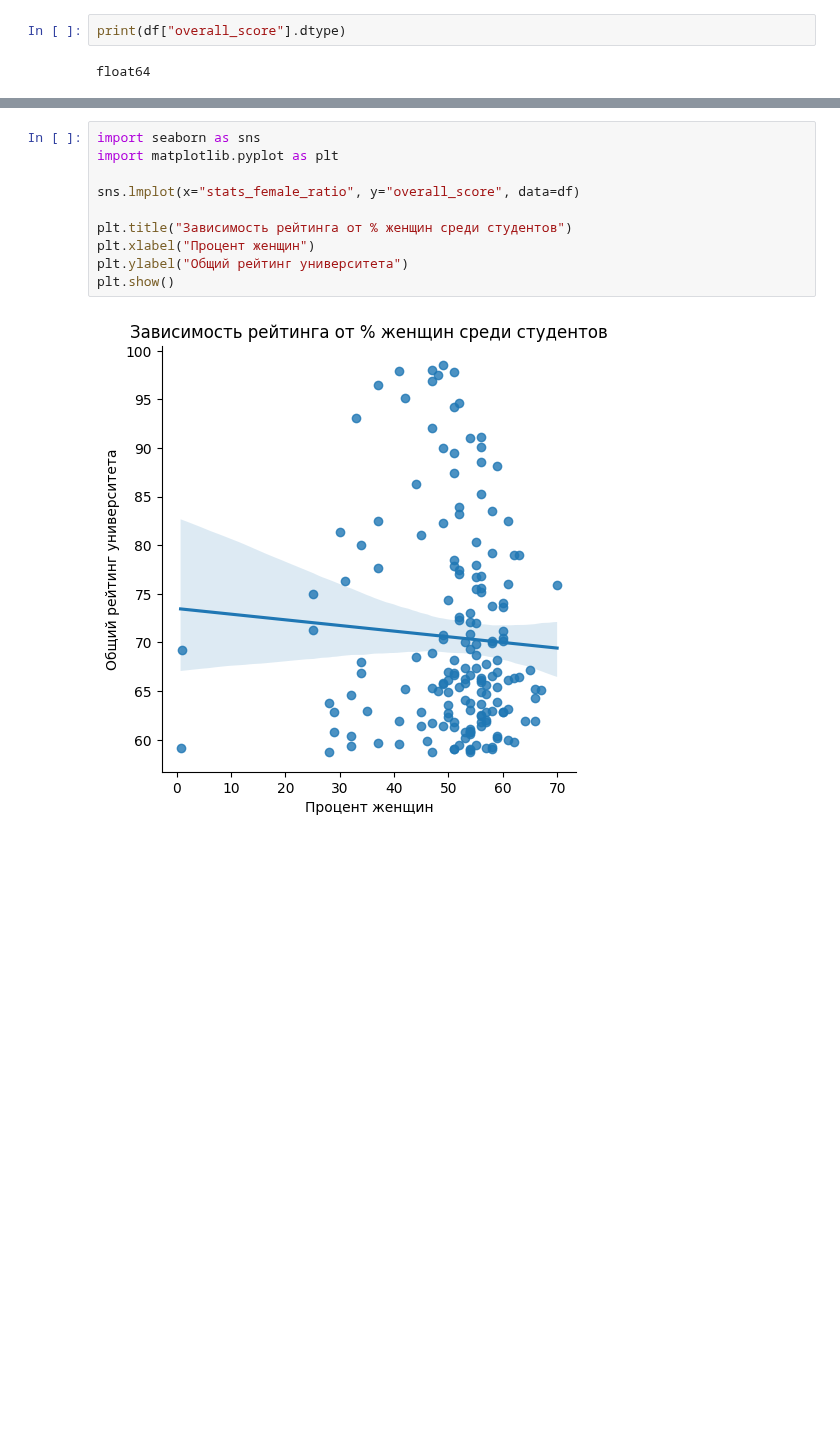
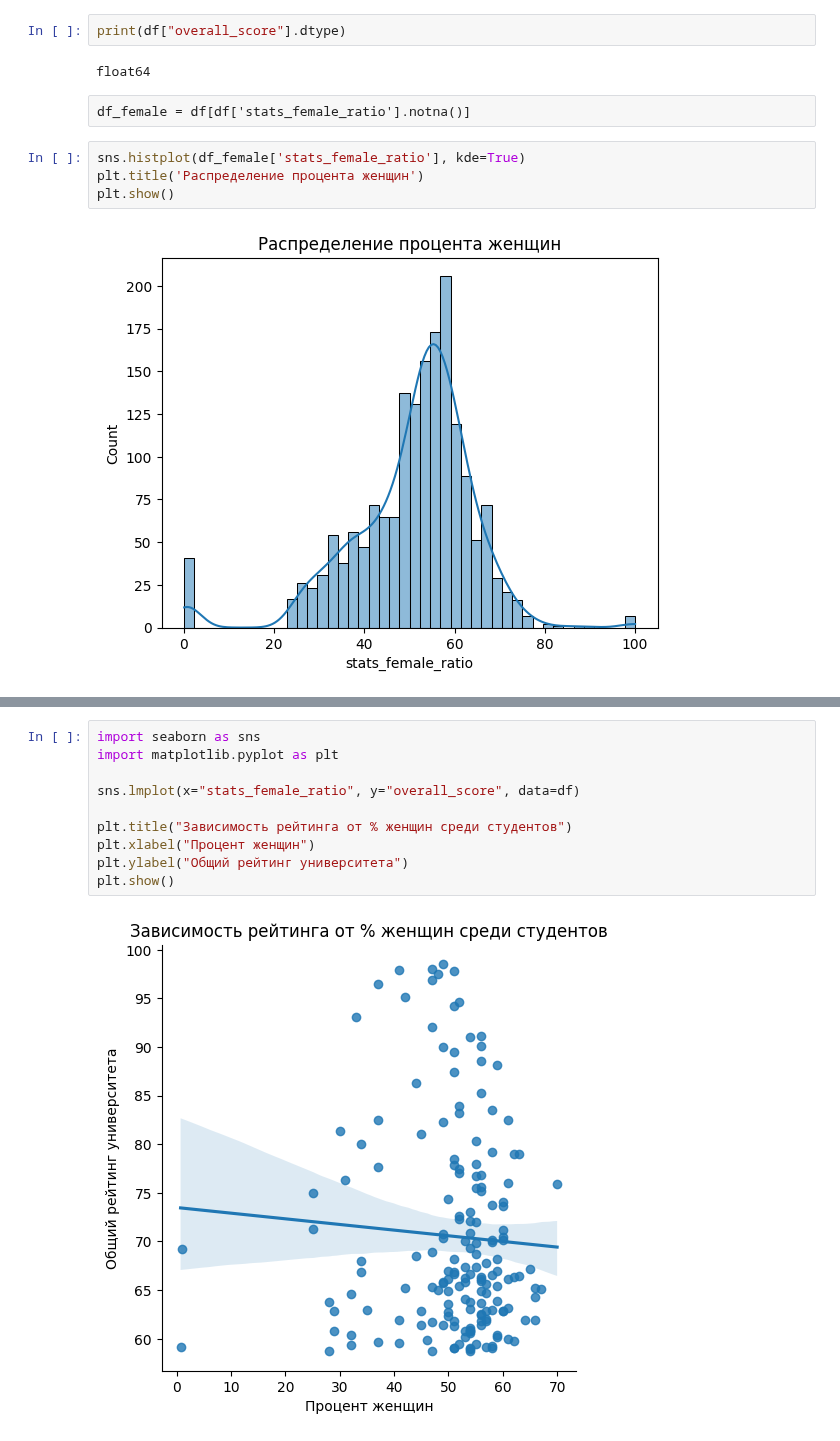
Before and after one commit to Katen007/Universities_analytics, a Jupyter notebook: Universities.ipynb, the cells around one changed output, grey strips where cells are left out. Drawn from its saved outputs; the diff is of its cells as text; blank space fills up the shorter version.

Commit message:
Women ratio questions

```diff
--- a/Universities.ipynb
+++ b/Universities.ipynb
@@ -97,3 +97,11 @@ df["overall_score"] = pd.to_numeric(df["overall_score"], errors="coerce")
 print(df["overall_score"].dtype)
 # %% [output]
 float64
+# %% [raw]
+df_female = df[df['stats_female_ratio'].notna()]
+# %%
+sns.histplot(df_female['stats_female_ratio'], kde=True)
+plt.title('Распределение процента женщин')
+plt.show()
+# %% [output]
+[figure, added]
```
Also changed, not shown: parts of 10 cells of this notebook.
